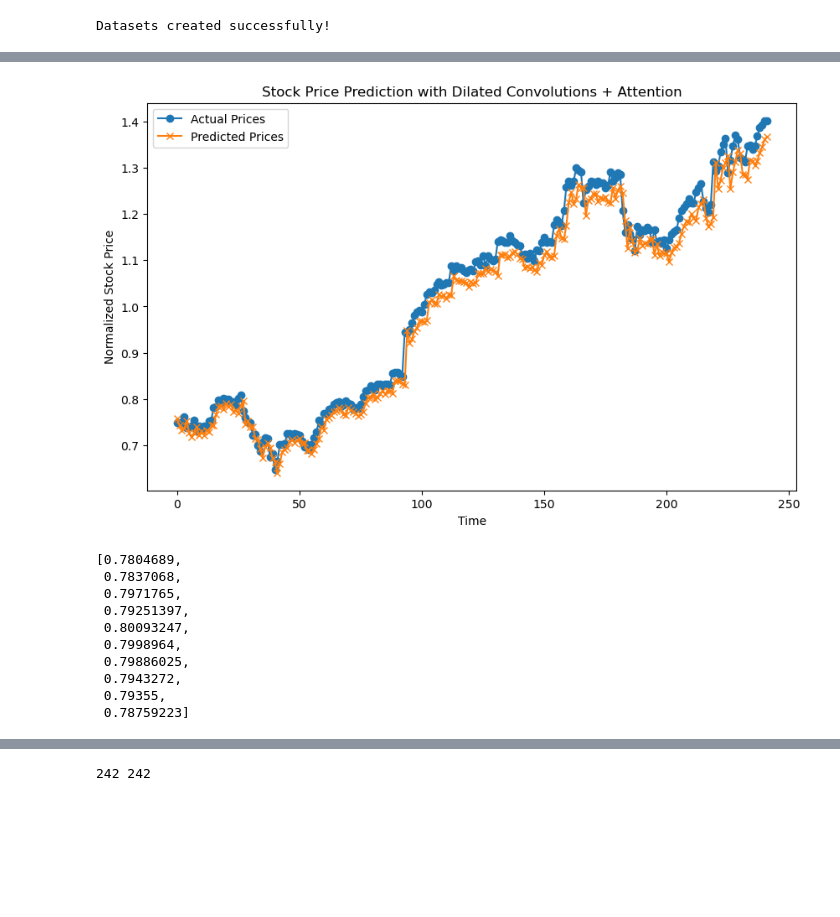
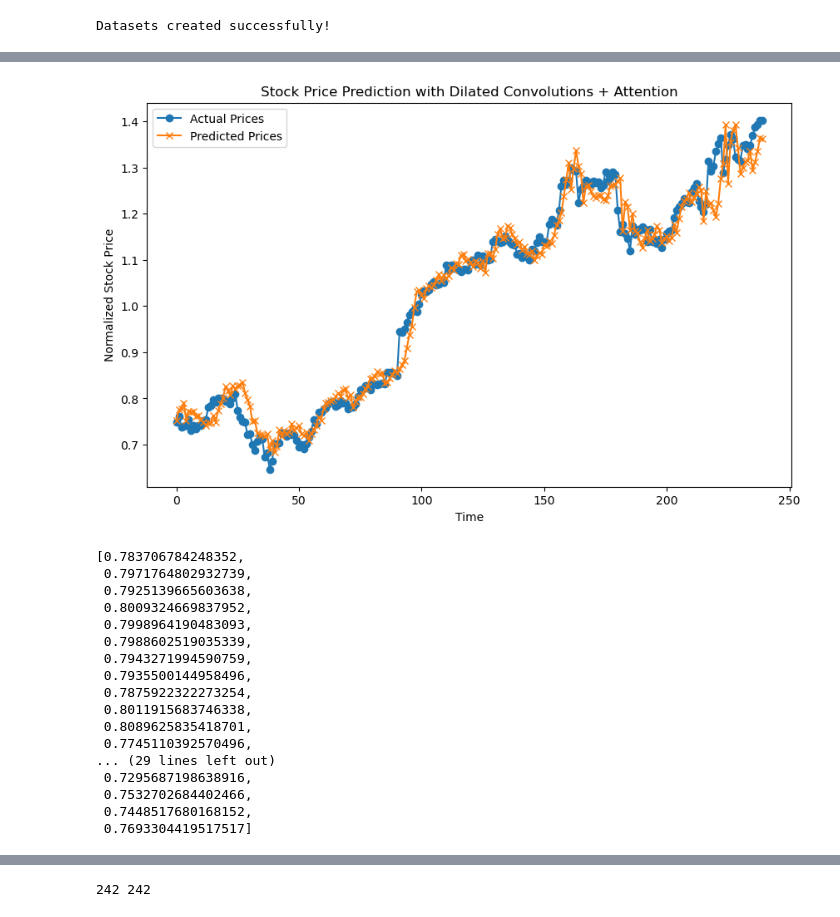
Before and after one commit to gitsouderos/Thesis, a Jupyter notebook: Dilated_Conv_Pipeline.ipynb, the cells around one changed output, grey strips where cells are left out. Saved outputs shown, nothing was run; the diff lists cells and outputs as text; code cells hidden in the pictures; blank space fills up the shorter version.

```diff
--- a/Dilated_Conv_Pipeline.ipynb
+++ b/Dilated_Conv_Pipeline.ipynb
@@ -43,8 +70,8 @@ train_data.head()
 # %%
 scaler = MinMaxScaler()
+scaler.fit(train_data)
 
-scaler.fit(train_data.loc[:,['Open','High','Low','Close','Volume']])  # Fit only on train
-
-train_data.loc[:,['Open','High','Low','Close','Volume']] = scaler.transform(train_data[['Open','High','Low','Close','Volume']])
-test_data.loc[:,['Open','High','Low','Close','Volume']] = scaler.transform(test_data[['Open','High','Low','Close','Volume']])
+# Transform train and test sets.
+train_data.loc[:, train_data.columns] = scaler.transform(train_data)
+test_data.loc[:, test_data.columns] = scaler.transform(test_data)
 # %% [output]
@@ -77,10 +104,8 @@ train_data.head()
 # %%
-try:
-    train_dataset = StockDataset(train_data, seq_len, feature_columns)
-    test_dataset = StockDataset(test_data, seq_len, feature_columns)
-    print("Datasets created successfully!")
-except Exception as e:
-    print(f"Error creating dataset: {e}")
+# Create datasets using the engineered features (do not include the target in inputs)
+train_dataset = StockDataset(train_data, seq_len, feature_columns, target_column=target_column)
+test_dataset = StockDataset(test_data, seq_len, feature_columns, target_column=target_column)
+print("Datasets created successfully!")
 # %% [output]
 Datasets created successfully!
 # %%
@@ -137,7 +162,7 @@ param_grid = {
     "num_heads": [2, 4, 8],
     "batch_size": [8, 16, 32],
     "learning_rate": [1e-4, 1e-3, 5e-3],
-    "epochs": [20, 50]
+    "epochs": [50]
 }
 
 # Store results
@@ -224,6 +250,10 @@ KeyboardInterrupt:
 
 # Testing {'hidden_size': 32, 'kernel_size': 3, 'dilation_rates': [1, 2, 4], 'num_heads': 2, 'batch_size': 16, 'learning_rate': 0.001, 'epochs': 50}...
 # Test Loss: 0.0005
+
+#Testing {'hidden_size': 32, 'kernel_size': 3, 'dilation_rates': [1, 2, 4], 'num_heads': 8, 'batch_size': 8, 'learning_rate': 0.005, 'epochs': 50}...
+# Test Loss: 0.0007
+
 input_size = len(feature_columns)  # Number of features
 hidden_size = 32  # Number of output channels from CNN
 kernel_size=3
@@ -236,10 +266,10 @@ test_loader = DataLoader(test_dataset, batch_size=8, shuffle=False)
 
 # Loss and optimizer
 criterion = nn.MSELoss()
-optimizer = torch.optim.Adam(model.parameters(), lr=1e-3)
+optimizer = torch.optim.Adam(model.parameters(), lr=5e-4)
 
 # Training loop
-epochs = 50
+epochs = 100
 for epoch in range(epochs):
     model.train()
     for inputs, targets in train_loader:
@@ -256,8 +286,9 @@ predictions, actuals = [], []
 with torch.no_grad():
     for inputs, targets in test_loader:
         outputs = model(inputs)
-        predictions.extend(outputs.squeeze().numpy())
-        actuals.extend(targets.numpy())
+        # Convert outputs and targets to a 1D list
+        predictions.extend(outputs.cpu().detach().numpy().flatten().tolist())
+        actuals.extend(targets.cpu().detach().numpy().flatten().tolist())
 
 # Plot results
 import matplotlib.pyplot as plt
@@ -291,15 +322,22 @@ Epoch 50/50, Loss: 0.0004663043946493417
-[figure, old version]
+[figure, new version]
 # %%
-actuals[15:25]
+actuals[15:60]
 # %% [output]
-[0.7804689,
- 0.7837068,
- 0.7971765,
- 0.79251397,
- 0.80093247,
- 0.7998964,
- 0.79886025,
- 0.7943272,
- 0.79355,
- 0.78759223]
+[0.783706784248352,
+ 0.7971764802932739,
+ 0.7925139665603638,
+ 0.8009324669837952,
+ 0.7998964190483093,
+ 0.7988602519035339,
+ 0.7943271994590759,
+ 0.7935500144958496,
+ 0.7875922322273254,
+ 0.8011915683746338,
+ 0.8089625835418701,
+ 0.7745110392570496,
+... (29 lines left out)
+ 0.7295687198638916,
+ 0.7532702684402466,
+ 0.7448517680168152,
+ 0.7693304419517517]
 # %%
```
Also changed, not shown: parts of 17 cells of this notebook, 1 other file.
